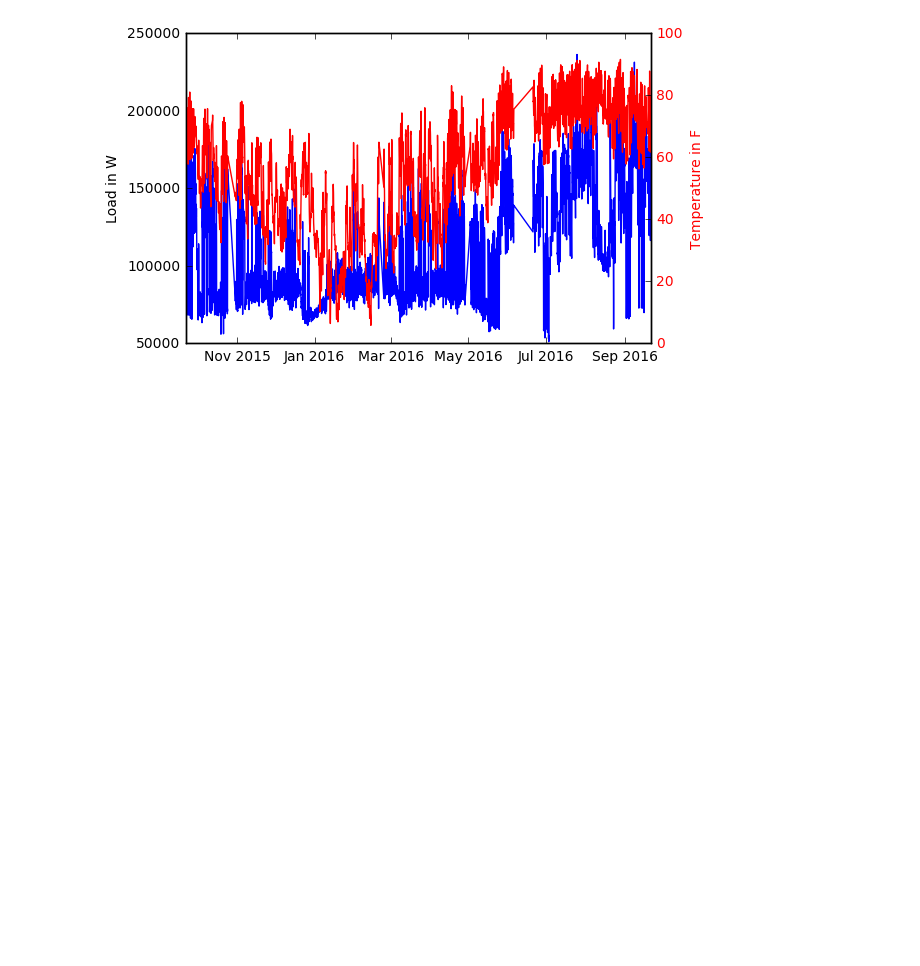
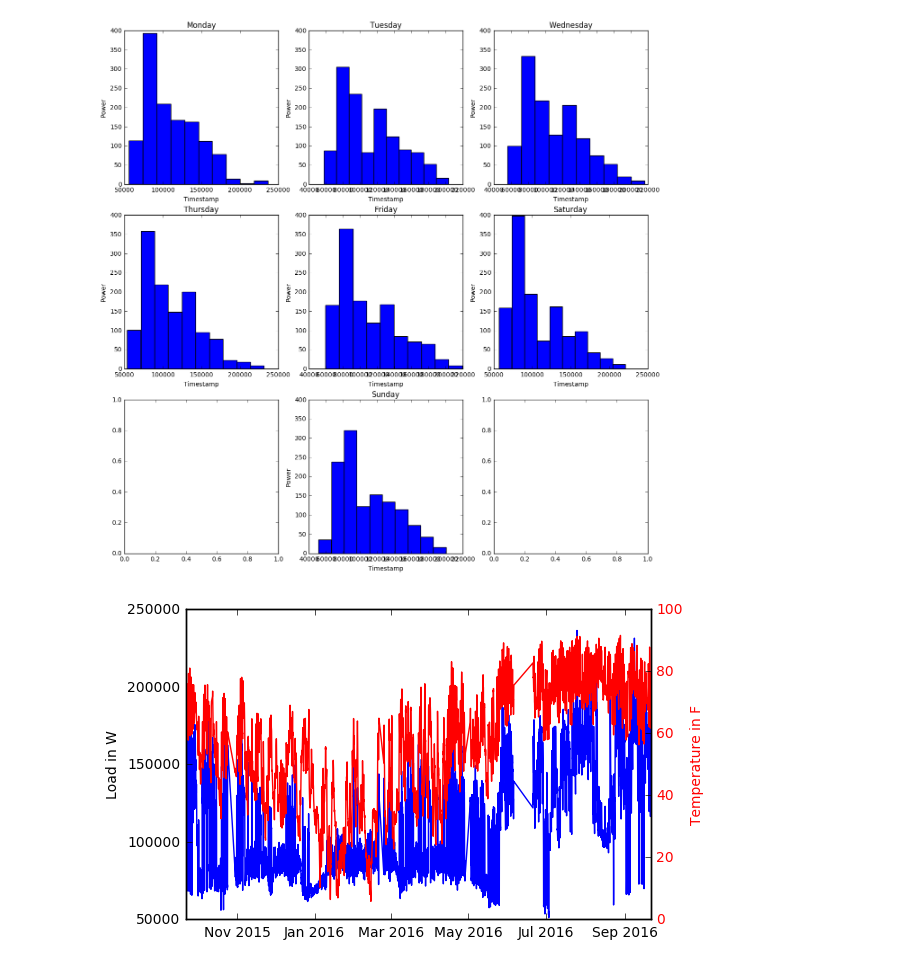
Before and after one commit to RaafeK/Project, a Jupyter notebook: Project_RSR.ipynb, the cells around one changed output. Saved outputs shown, nothing was run; the diff lists cells and outputs as text; code cells hidden in the pictures; blank space fills up the shorter version.

```diff
--- a/Project_RSR.ipynb
+++ b/Project_RSR.ipynb
@@ -26,0 +35,79 @@ df=data4
+# %%
+d2=df
+Wd=d2.groupby(['Weekday'])
+d2['Weekday']=pd.to_numeric(d2['Weekday'],errors='coerce')
+
+
+Monday=d2[d2['Weekday']==0.0]
+Tuesday=d2[d2['Weekday']==1.0]
+Wednesday=d2[d2['Weekday']==2.0]
+Thursday=d2[d2['Weekday']==3.0]
+Friday=d2[d2['Weekday']==4.0]
+Saturday=d2[d2['Weekday']==5.0]
+Sunday=d2[d2['Weekday']==6.0]
+
+Monday1=Monday.drop(Monday.columns[1],axis=1)
+Tuesday1=Tuesday.drop(Monday.columns[1],axis=1)
+Wednesday1=Wednesday.drop(Monday.columns[1],axis=1)
+Thursday1=Thursday.drop(Monday.columns[1],axis=1)
+Friday1=Friday.drop(Monday.columns[1],axis=1)
+Saturday1=Saturday.drop(Monday.columns[1],axis=1)
+Sunday1=Sunday.drop(Monday.columns[1],axis=1)
+
+plt.subplots(nrows=3,ncols=3,figsize=(15,15))
+
+plt.subplot(331)
+plt.hist(Monday1['Power'])
+plt.title('Monday')
+plt.xlabel('Timestamp')
+plt.ylabel('Power')
+plt.ylim(0,400)
+# ax1.set_ylim(0,400)
+
+plt.subplot(332)
+plt.hist(Tuesday1['Power'])
+plt.title('Tuesday')
+plt.xlabel('Timestamp')
+plt.ylabel('Power')
+plt.ylim(0,400)
+# ax2.set_ylim(0,400)
+
+
+plt.subplot(333)
+plt.hist(Wednesday1['Power'])
+plt.title('Wednesday')
+plt.xlabel('Timestamp')
+plt.ylabel('Power')
+plt.ylim(0,400)
+
+plt.subplot(334)
+plt.hist(Thursday1['Power'])
+plt.title('Thursday')
+plt.xlabel('Timestamp')
+plt.ylabel('Power')
+plt.ylim(0,400)
+
+plt.subplot(335)
+Friday1 = Friday1.fillna(-1000)
+print(len(Friday1['Power'].values) - (np.sum(Friday1['Power'].values == Friday1['Power'].values)))
+print(np.min(Friday1['Power']))
+plt.hist(Friday1['Power'])
+plt.title('Friday')
+plt.xlabel('Timestamp')
+plt.ylabel('Power')
+plt.ylim(0,400)
+
+plt.subplot(336)
+plt.hist(Saturday1['Power'])
+plt.title('Saturday')
+plt.xlabel('Timestamp')
+plt.ylabel('Power')
+plt.ylim(0,400)
+
+plt.subplot(338)
+plt.hist(Sunday1['Power'])
+plt.title('Sunday')
+plt.xlabel('Timestamp')
+plt.ylabel('Power')
+plt.ylim(0,400)
+# %% [output]
@@ -27,3 +117,4 @@ df=data4
+[figure, added]
 # %%
 fig=plt.figure()
 ax1 = fig.add_subplot(111)
```
Also changed, not shown: parts of 7 cells of this notebook.
